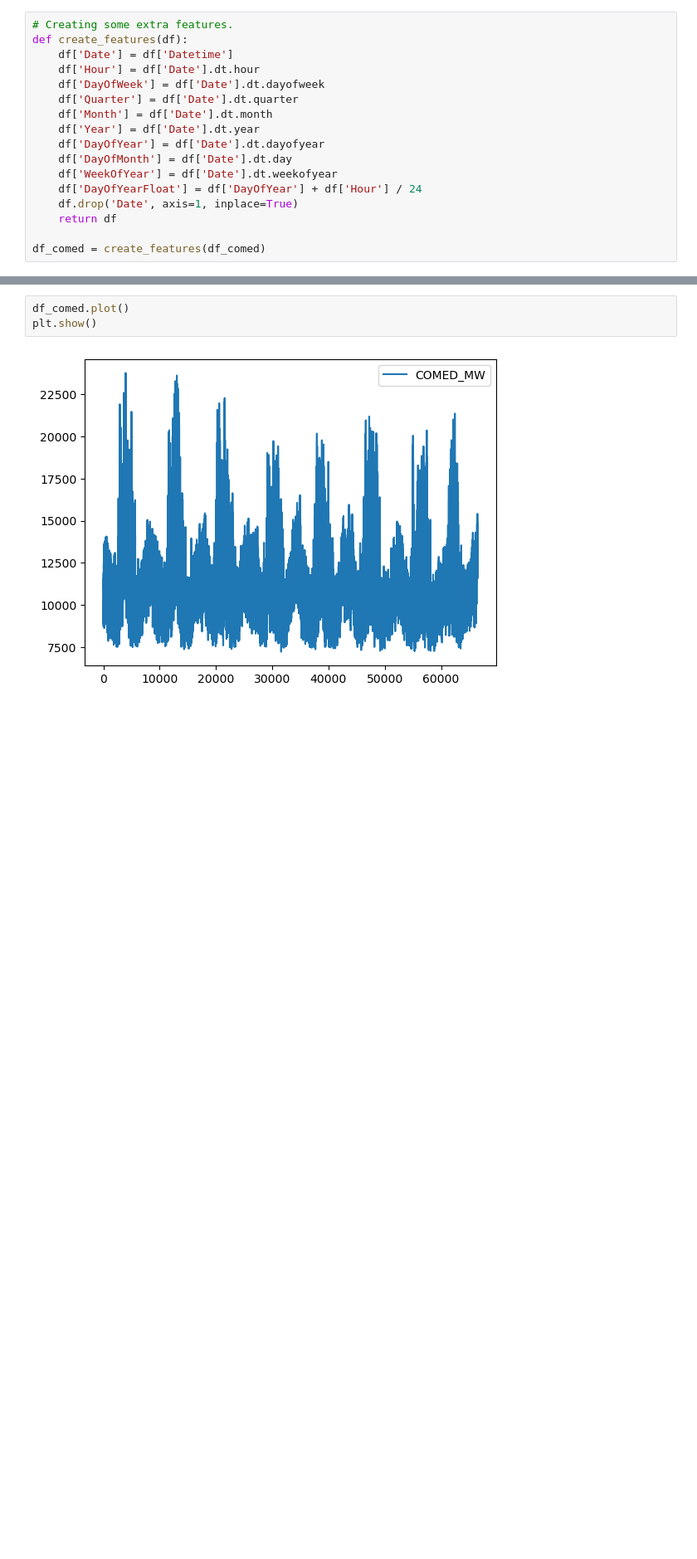
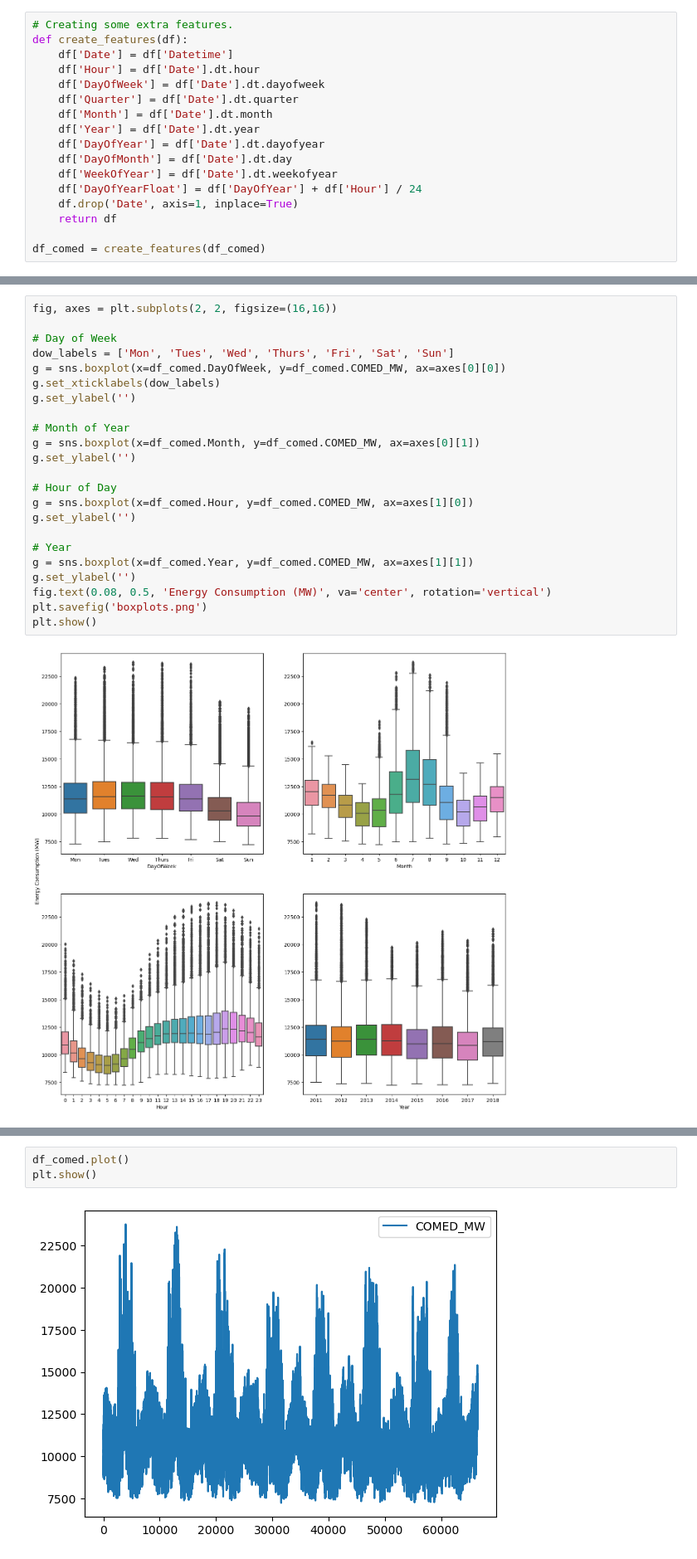
Before and after one commit to mariabaladuggimpudi/ml-practice, a Jupyter notebook: time_series/time_series_exploration_1.ipynb, the cells around one changed output, grey strips where cells are left out. Shown at 83% size. Saved outputs shown, nothing was run; the diff lists cells and outputs as text; blank space fills up the shorter version.

Commit message:
Further exploartion of data using boxplots

```diff
--- a/time_series/time_series_exploration_1.ipynb
+++ b/time_series/time_series_exploration_1.ipynb
@@ -98,0 +94,25 @@ df_comed.head(10)
+# %%
+fig, axes = plt.subplots(2, 2, figsize=(16,16))
+
+# Day of Week
+dow_labels = ['Mon', 'Tues', 'Wed', 'Thurs', 'Fri', 'Sat', 'Sun']
+g = sns.boxplot(x=df_comed.DayOfWeek, y=df_comed.COMED_MW, ax=axes[0][0])
+g.set_xticklabels(dow_labels)
+g.set_ylabel('')
+
+# Month of Year
+g = sns.boxplot(x=df_comed.Month, y=df_comed.COMED_MW, ax=axes[0][1])
+g.set_ylabel('')
+
+# Hour of Day
+g = sns.boxplot(x=df_comed.Hour, y=df_comed.COMED_MW, ax=axes[1][0])
+g.set_ylabel('')
+
+# Year
+g = sns.boxplot(x=df_comed.Year, y=df_comed.COMED_MW, ax=axes[1][1])
+g.set_ylabel('')
+fig.text(0.08, 0.5, 'Energy Consumption (MW)', va='center', rotation='vertical')
+plt.savefig('boxplots.png')
+plt.show()
+# %% [output]
+[figure, added]
```
Also changed, not shown: parts of 3 cells of this notebook, 2 other files.
